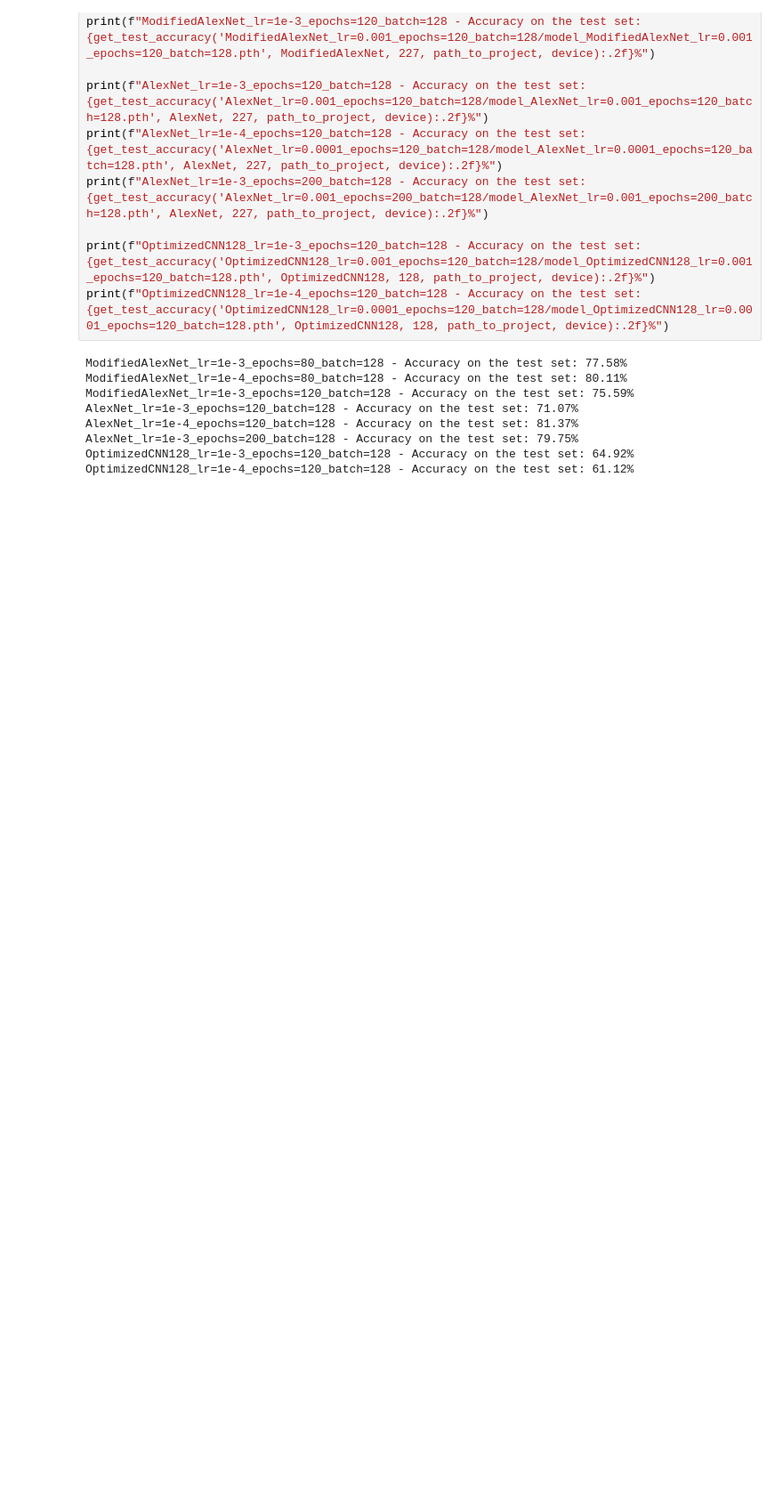
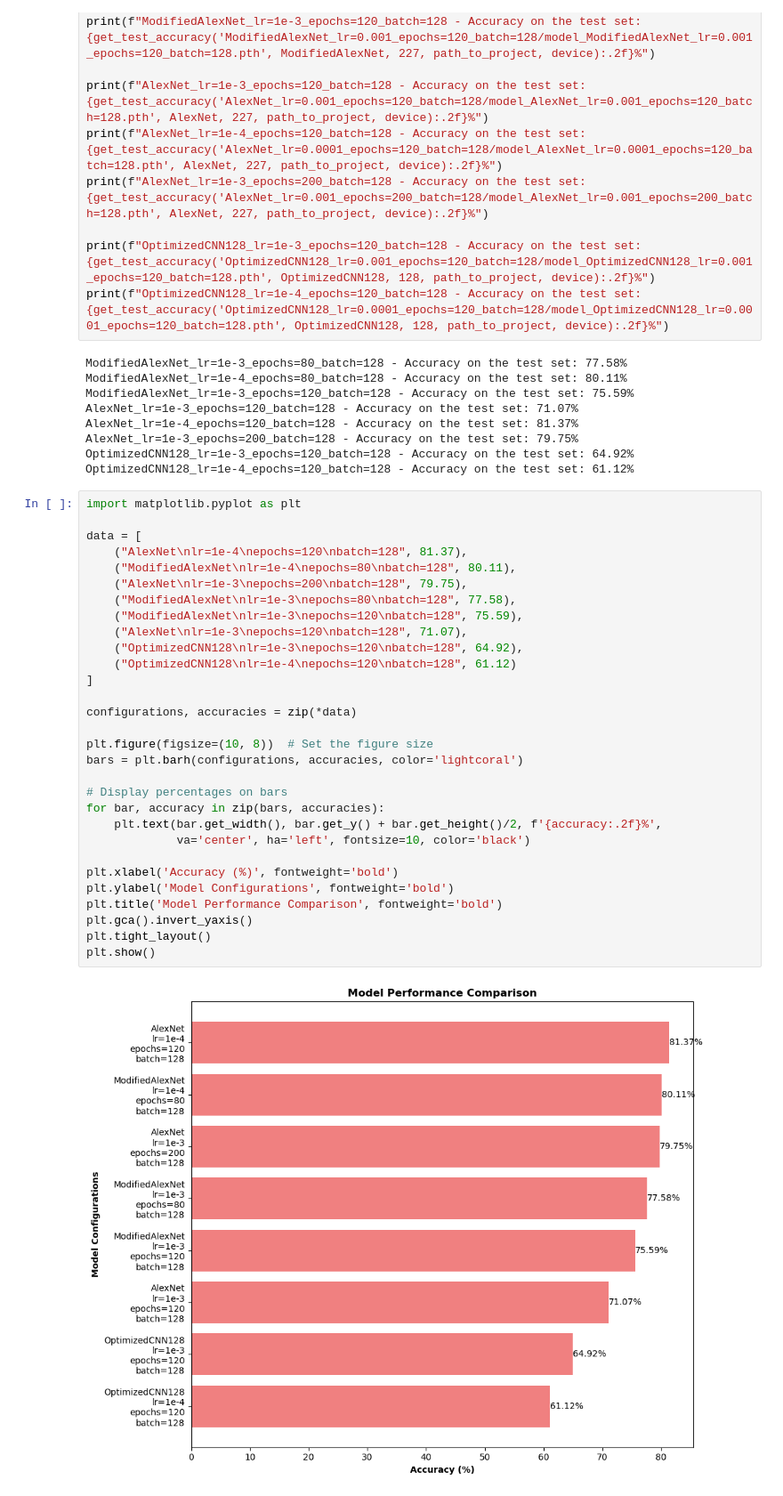
Before and after one commit to swapnil233/aps-360-project, a Jupyter notebook: APS360_project_v3.ipynb, the cells around one changed output. Shown at 89% size. Cells and saved outputs as stored; diff of their text form; blank space fills up the shorter version.

```diff
--- a/APS360_project_v3.ipynb
+++ b/APS360_project_v3.ipynb
@@ -717,3 +715,35 @@ AlexNet_lr=1e-4_epochs=120_batch=128 - Accuracy on the test set: 81.37%
 AlexNet_lr=1e-3_epochs=200_batch=128 - Accuracy on the test set: 79.75%
 OptimizedCNN128_lr=1e-3_epochs=120_batch=128 - Accuracy on the test set: 64.92%
 OptimizedCNN128_lr=1e-4_epochs=120_batch=128 - Accuracy on the test set: 61.12%
+# %%
+import matplotlib.pyplot as plt
+
+data = [
+    ("AlexNet\nlr=1e-4\nepochs=120\nbatch=128", 81.37),
+    ("ModifiedAlexNet\nlr=1e-4\nepochs=80\nbatch=128", 80.11),
+    ("AlexNet\nlr=1e-3\nepochs=200\nbatch=128", 79.75),
+    ("ModifiedAlexNet\nlr=1e-3\nepochs=80\nbatch=128", 77.58),
+    ("ModifiedAlexNet\nlr=1e-3\nepochs=120\nbatch=128", 75.59),
+    ("AlexNet\nlr=1e-3\nepochs=120\nbatch=128", 71.07),
+    ("OptimizedCNN128\nlr=1e-3\nepochs=120\nbatch=128", 64.92),
+    ("OptimizedCNN128\nlr=1e-4\nepochs=120\nbatch=128", 61.12)
+]
+
+configurations, accuracies = zip(*data)
+
+plt.figure(figsize=(10, 8))  # Set the figure size
+bars = plt.barh(configurations, accuracies, color='lightcoral')
+
+# Display percentages on bars
+for bar, accuracy in zip(bars, accuracies):
+    plt.text(bar.get_width(), bar.get_y() + bar.get_height()/2, f'{accuracy:.2f}%',
+             va='center', ha='left', fontsize=10, color='black')
+
+plt.xlabel('Accuracy (%)', fontweight='bold')
+plt.ylabel('Model Configurations', fontweight='bold')
+plt.title('Model Performance Comparison', fontweight='bold')
+plt.gca().invert_yaxis()
+plt.tight_layout()
+plt.show()
+# %% [output]
+[figure, added]
```
Also changed, not shown: parts of 4 cells of this notebook, 1 other file.
